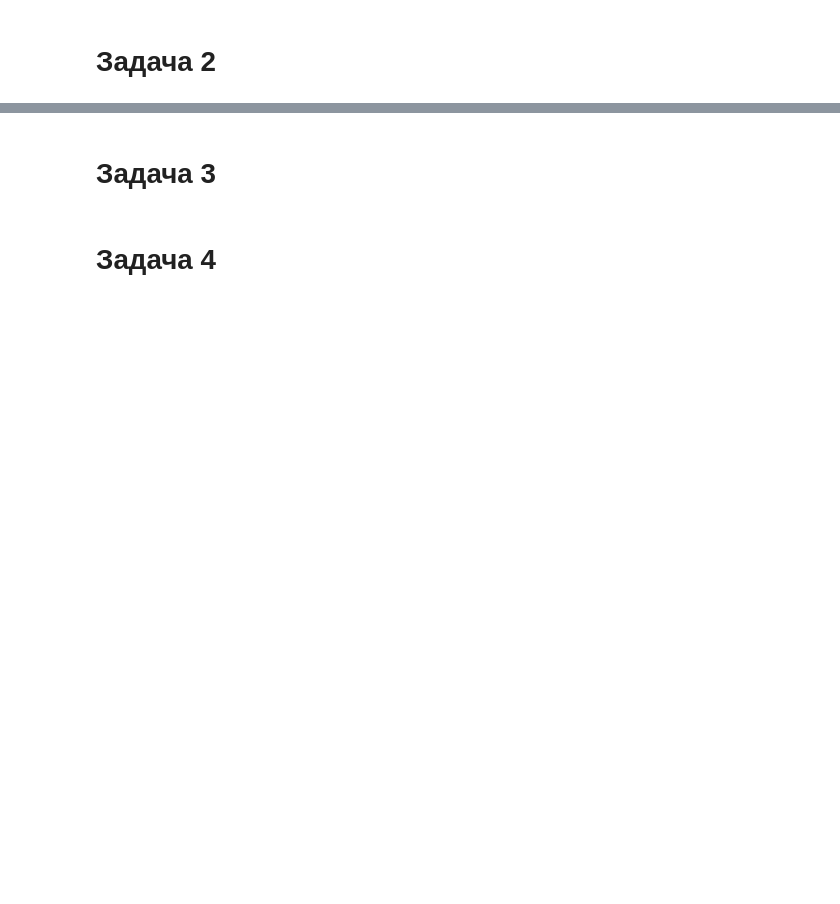
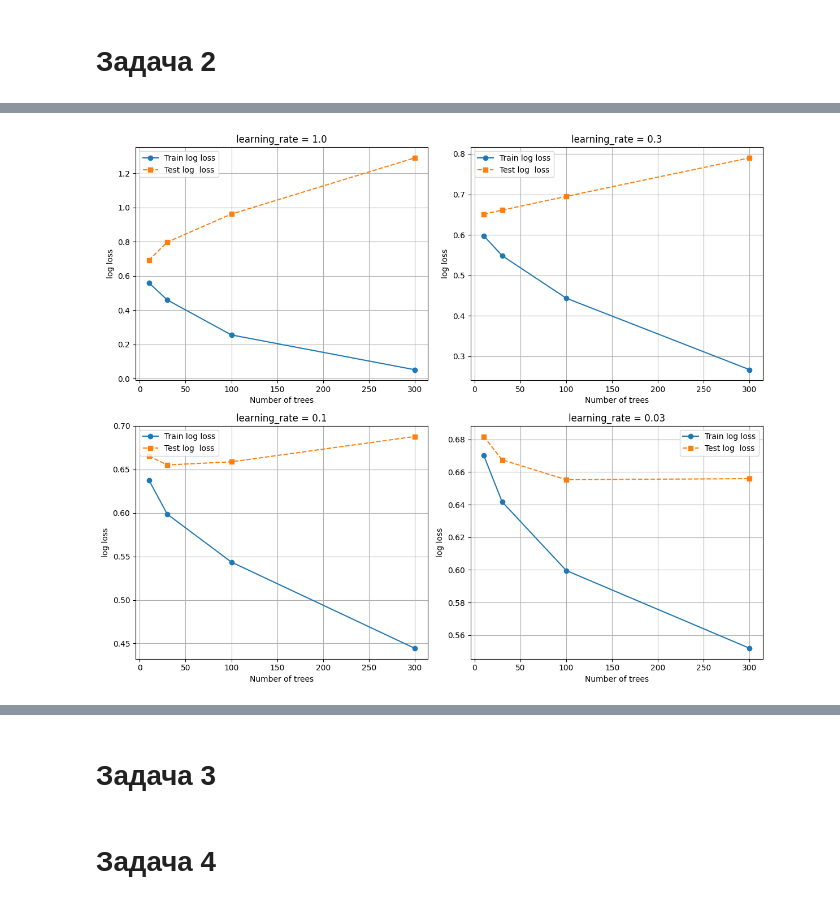
Before and after one commit to DmytryPan/ml-math-base-course, a Jupyter notebook: lab-10-boosting/HW_10_boosting.ipynb, the cells around one changed output, grey strips where cells are left out. Drawn from its saved outputs; the diff is of its cells as text; code cells hidden in the pictures; blank space fills up the shorter version.

```diff
--- a/lab-10-boosting/HW_10_boosting.ipynb
+++ b/lab-10-boosting/HW_10_boosting.ipynb
@@ -294,0 +390,38 @@ plt.show()
+# %%
+fig, axes = plt.subplots(
+    2, 2,
+    figsize=(12, 10)
+)
+
+axes = axes.ravel()
+
+for idx, lr in enumerate(learning_rates):
+
+    ax = axes[idx]
+
+    ax.plot(
+        n_estimators_list,
+        results[lr]["train"],
+        marker='o',
+        label='Train log loss'
+    )
+
+    ax.plot(
+        n_estimators_list,
+        results[lr]["test"],
+        marker='s',
+        linestyle='--',
+        label='Test log  loss'
+    )
+
+    ax.set_title(f"learning_rate = {lr}")
+    ax.set_xlabel("Number of trees")
+    ax.set_ylabel("log loss")
+
+    ax.grid(True)
+    ax.legend()
+
+plt.tight_layout()
+plt.show()
+# %% [output]
+[figure, added]
```
Also changed, not shown: parts of 5 cells of this notebook.
